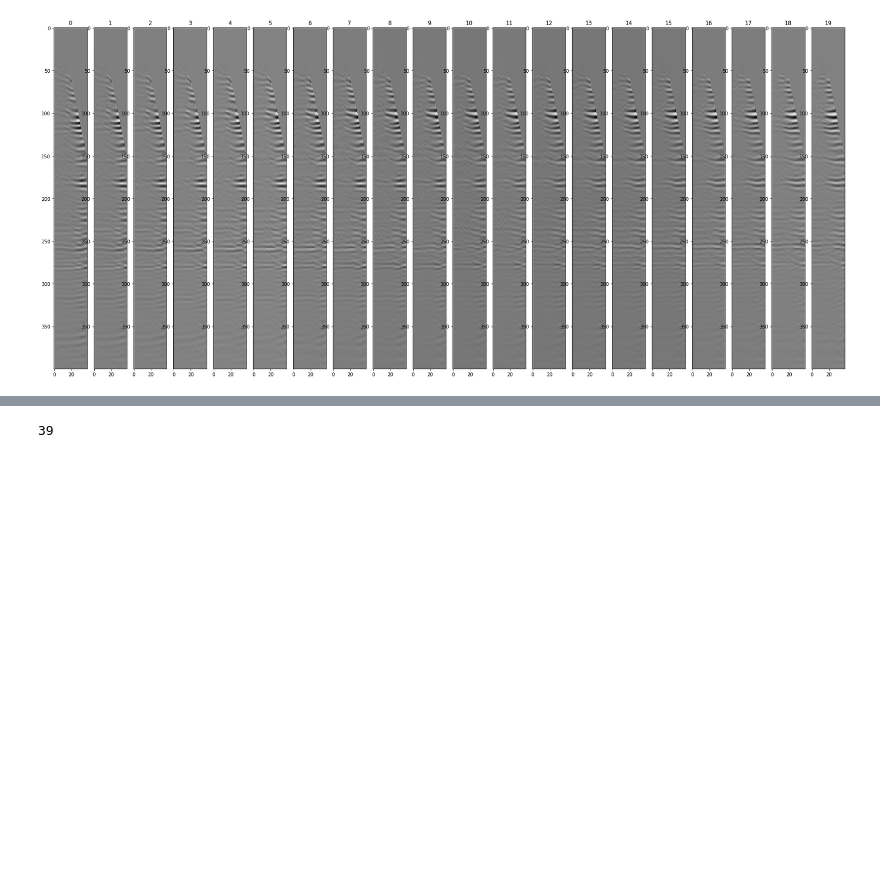
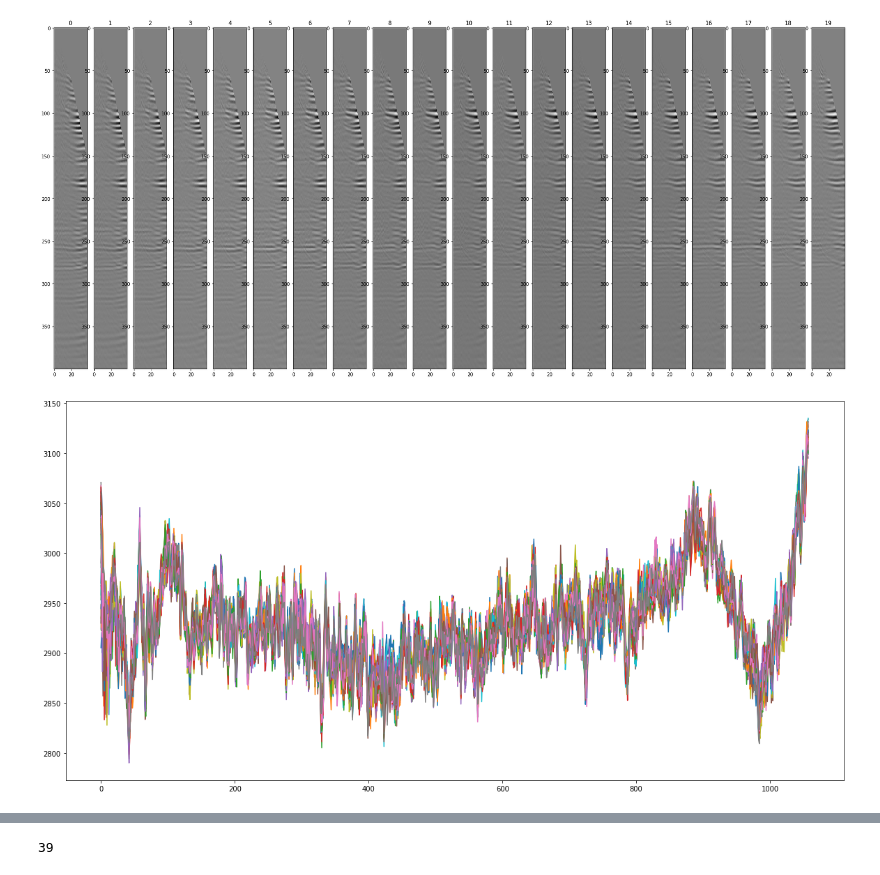
Before and after one commit to agrippa/geo-owl-ogy, a Jupyter notebook: Josh's Workspace/sandbox.ipynb, the cells around one changed output, grey strips where cells are left out. Drawn from its saved outputs; the diff is of its cells as text; code cells hidden in the pictures; blank space fills up the shorter version.

```diff
--- a/Josh's Workspace/sandbox.ipynb
+++ b/Josh's Workspace/sandbox.ipynb
@@ -236,20 +237,37 @@ for c in range(ncols):
 [figure]
 # %%
 def gather_std(gather_dict, ncols=1058):
-    std_values = []
+    std_dict = defaultdict(list)
+
+    std_sums = defaultdict(list)
     for key in gather_dict.keys():
         arr = gather_dict[key]
         std_sum = 0
+
+        # for each of the 1058 ncol GATHERs
         for c in range(ncols):
             # Pull out all offset pairs for a given x
             sub_arr = arr[c, :, :]
+
+            # normalize to be between 0 and 1
+            sub_arr = MinMaxScaler().fit_transform(sub_arr)
+
             sub_arr = sub_arr.transpose()
             min_arr = sub_arr.min()
             max_arr = sub_arr.max()
             sub_arr = (sub_arr - min_arr) / (max_arr - min_arr)
             sub_arr = sub_arr * 255
 
-            std_sum += np.std(sub_arr, axis=0).sum()
-        std_values.append(std_sum)
-    return std_values
-std_list = gather_std(gather_dict)
+            std_val = np.std(sub_arr, axis=0).sum()
+            std_dict[key].append(std_val)
+
+    return std_dict
+
+std_dict = gather_std(gather_dict)
+# %%
+# this plots the std deviation distribution of the rows of all 1058 gathers
+plt.figure(figsize=(20, 10))
+for key in std_dict:
+    plt.plot(std_dict[key])
+# %% [output]
+[figure, added]
```
Also changed, not shown: parts of 8 cells of this notebook.
